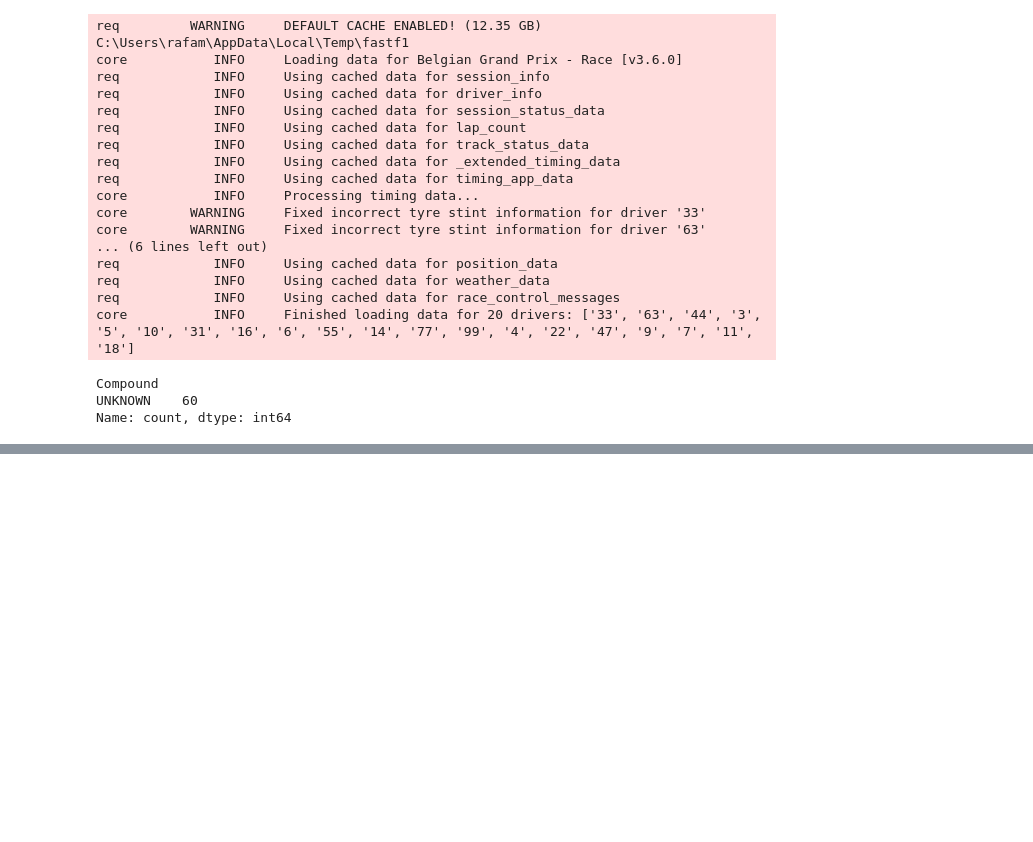
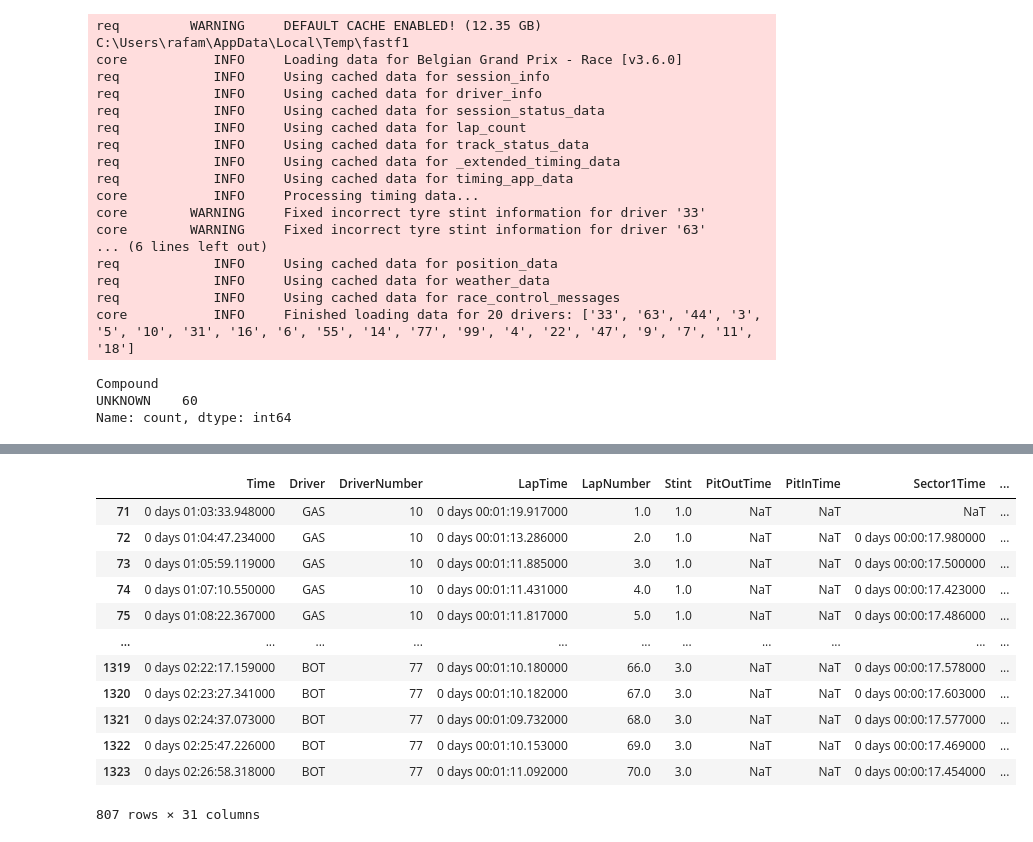
Before and after one commit to Rafa-Russo/race-engineer, a Jupyter notebook: experiments/dataset.ipynb, the cells around one changed output, grey strips where cells are left out. Cells and saved outputs as stored; diff of their text form; code cells hidden in the pictures; blank space fills up the shorter version.

```diff
--- a/experiments/dataset.ipynb
+++ b/experiments/dataset.ipynb
@@ -612,3 +618,8 @@ session.laps['Compound'].value_counts()
 Compound
 UNKNOWN    60
 Name: count, dtype: int64
+# %%
+# Stints de 2022 (austrian e monaco) e 2023 (canadian) possuem o composto como none
+
+session = fastf1.get_session(2022, 'Austrian Grand Prix', 'R')
+session.load()
@@ -614,0 +644,18 @@ Name: count, dtype: int64
+# %%
+# Voltas a partir do número 36 começam a ter none
+laps_missing_compound = session.laps.pick_drivers(['ALB', 'BOT', 'GAS', 'LAT', 'MAG', 'MSC', 'NOR', 'OCO', 'RIC', 'RUS', 'SAI', 'VET'])
+laps_missing_compound
+# %% [output]
+|  | Time | Driver | DriverNumber | LapTime | LapNumber | Stint | PitOutTime | PitInTime | Sector1Time | ... |
+| 71 | 0 days 01:03:33.948000 | GAS | 10 | 0 days 00:01:19.917000 | 1.0 | 1.0 | NaT | NaT | NaT | ... |
+| 72 | 0 days 01:04:47.234000 | GAS | 10 | 0 days 00:01:13.286000 | 2.0 | 1.0 | NaT | NaT | 0 days 00:00:17.980000 | ... |
+| 73 | 0 days 01:05:59.119000 | GAS | 10 | 0 days 00:01:11.885000 | 3.0 | 1.0 | NaT | NaT | 0 days 00:00:17.500000 | ... |
+| 74 | 0 days 01:07:10.550000 | GAS | 10 | 0 days 00:01:11.431000 | 4.0 | 1.0 | NaT | NaT | 0 days 00:00:17.423000 | ... |
+| 75 | 0 days 01:08:22.367000 | GAS | 10 | 0 days 00:01:11.817000 | 5.0 | 1.0 | NaT | NaT | 0 days 00:00:17.486000 | ... |
+| ... | ... | ... | ... | ... | ... | ... | ... | ... | ... | ... |
+| 1319 | 0 days 02:22:17.159000 | BOT | 77 | 0 days 00:01:10.180000 | 66.0 | 3.0 | NaT | NaT | 0 days 00:00:17.578000 | ... |
+| 1320 | 0 days 02:23:27.341000 | BOT | 77 | 0 days 00:01:10.182000 | 67.0 | 3.0 | NaT | NaT | 0 days 00:00:17.603000 | ... |
+| 1321 | 0 days 02:24:37.073000 | BOT | 77 | 0 days 00:01:09.732000 | 68.0 | 3.0 | NaT | NaT | 0 days 00:00:17.577000 | ... |
+| 1322 | 0 days 02:25:47.226000 | BOT | 77 | 0 days 00:01:10.153000 | 69.0 | 3.0 | NaT | NaT | 0 days 00:00:17.469000 | ... |
+| 1323 | 0 days 02:26:58.318000 | BOT | 77 | 0 days 00:01:11.092000 | 70.0 | 3.0 | NaT | NaT | 0 days 00:00:17.454000 | ... |
+807 rows × 31 columns
```
Also changed, not shown: parts of 4 cells of this notebook, 3 other files.
